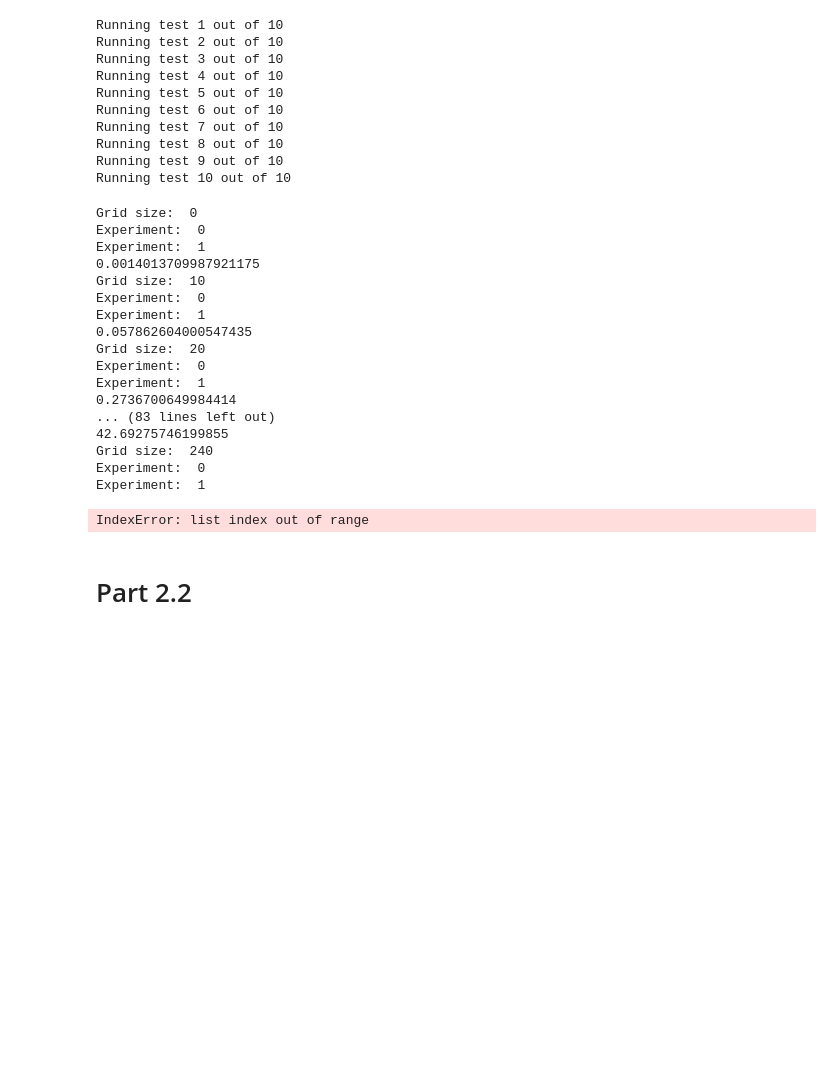
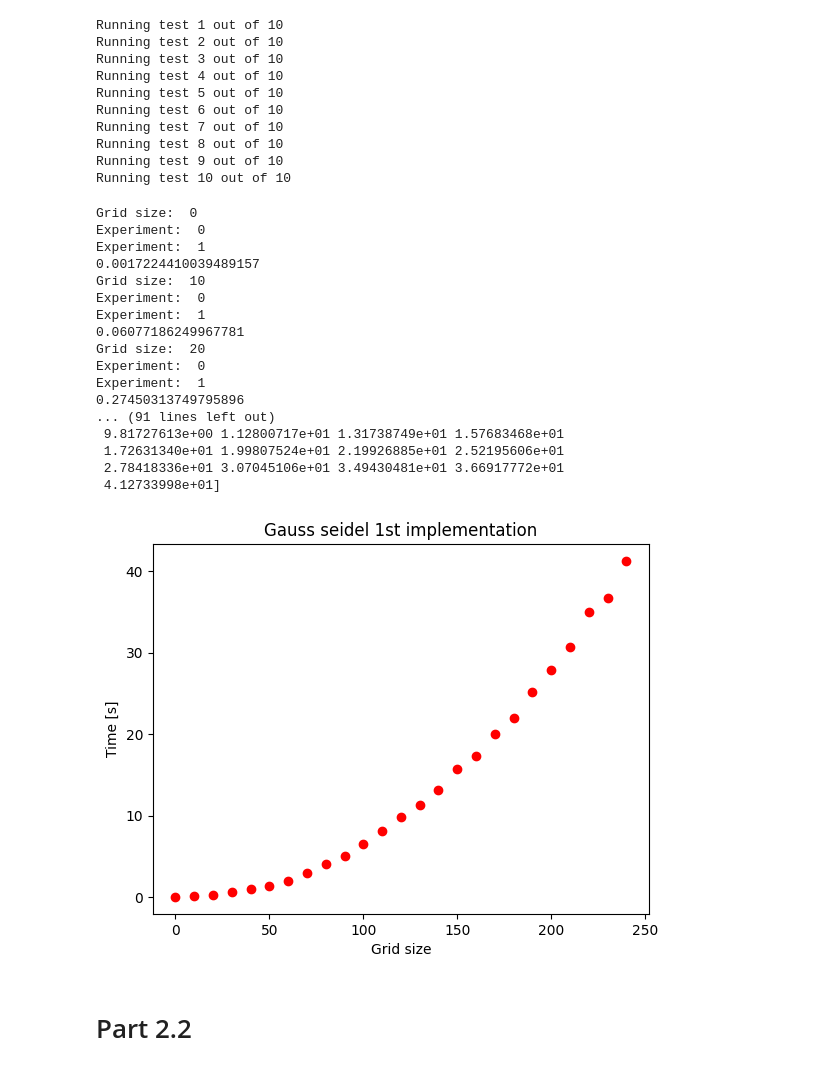
Before and after one commit to 15ajones/Using-Compilation-Techniques-and-GPUs-for-Optimization, a Jupyter notebook: assignment3.ipynb, the cells around one changed output. Cells and saved outputs as stored; diff of their text form; code cells hidden in the pictures; blank space fills up the shorter version.

```diff
--- a/assignment3.ipynb
+++ b/assignment3.ipynb
@@ -35,7 +35,7 @@ def gauss_seidel(f):
 
     return newf
 # %%
-grid_sizes = [10 * i for i in range(30)]
+grid_sizes = [10 * i for i in range(25)]
 
 start = timer()
 
@@ -60,49 +60,55 @@ for s in grid_sizes:
 
     results.append(np.mean(times))
     print(results[-1])
+
+
+np.save("results_impl1.npy", results)
+
+results_python = np.load("results_impl1.npy")
+print(results_python)
 # %% [output]
 Grid size:  0
 Experiment:  0
 Experiment:  1
-0.0014013709987921175
+0.0017224410039489157
 Grid size:  10
 Experiment:  0
 Experiment:  1
-0.057862604000547435
+0.06077186249967781
 Grid size:  20
 Experiment:  0
 Experiment:  1
-0.2736700649984414
-... (83 lines left out)
-42.69275746199855
-Grid size:  240
-Experiment:  0
-Experiment:  1
+0.27450313749795896
+... (91 lines left out)
+ 9.81727613e+00 1.12800717e+01 1.31738749e+01 1.57683468e+01
+ 1.72631340e+01 1.99807524e+01 2.19926885e+01 2.52195606e+01
+ 2.78418336e+01 3.07045106e+01 3.49430481e+01 3.66917772e+01
+ 4.12733998e+01]
 # %%
 import matplotlib.pyplot as plt
 import numpy as np
-
 
 def get_points_xy(grid_sizes, results):
     points = []
 
     for i in range(len(grid_sizes)):
         points.append([grid_sizes[i], results[i]])
 
 
     data = np.array([points])
     x, y = data.T
 
     return [x, y]
 
-x, y = get_points_xy(grid_sizes, results)
+results_python = np.load("results_impl1.npy")
+x, y = get_points_xy(grid_sizes, results_python)
 plt.scatter(x, y, color="red", marker='o', label="test")
 plt.title("Gauss seidel 1st implementation")
 plt.xlabel('Grid size')
 plt.ylabel('Time [s]')
 plt.show()
 # %% [output]
-IndexError: list index out of range
+[figure, added]
 # %% [markdown]
 # Part 2.2
 # %% [markdown]
```
Also changed, not shown: parts of 2 cells of this notebook, 11 other files.
